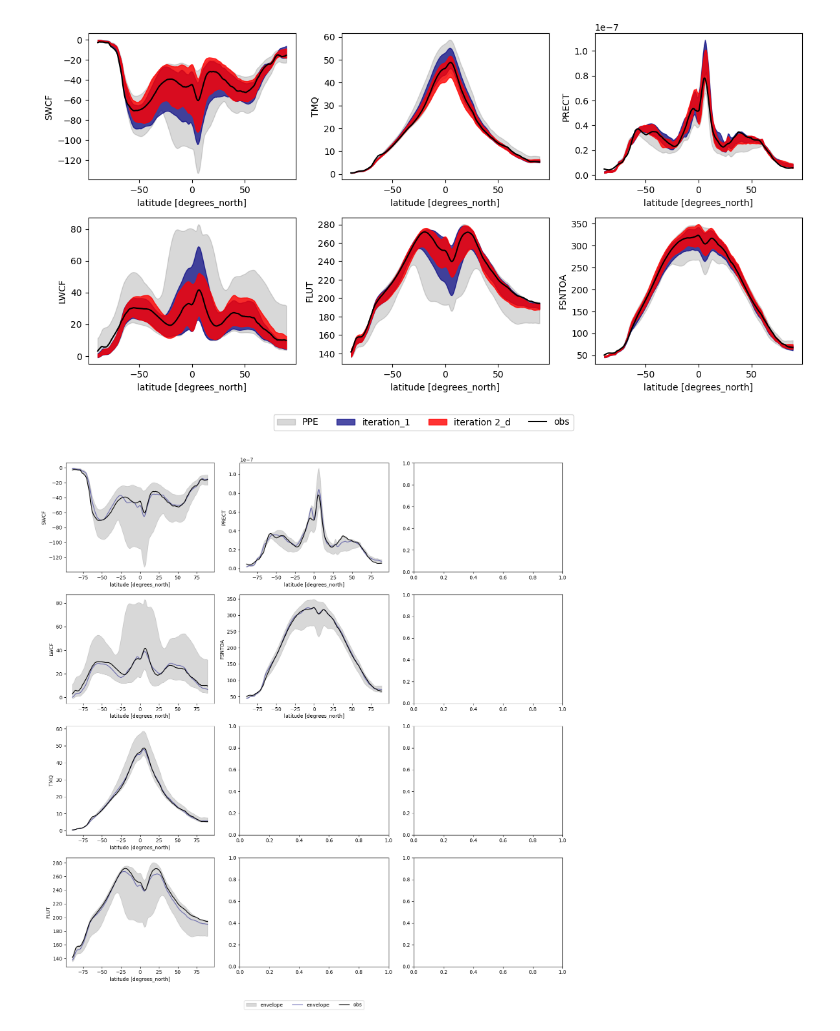
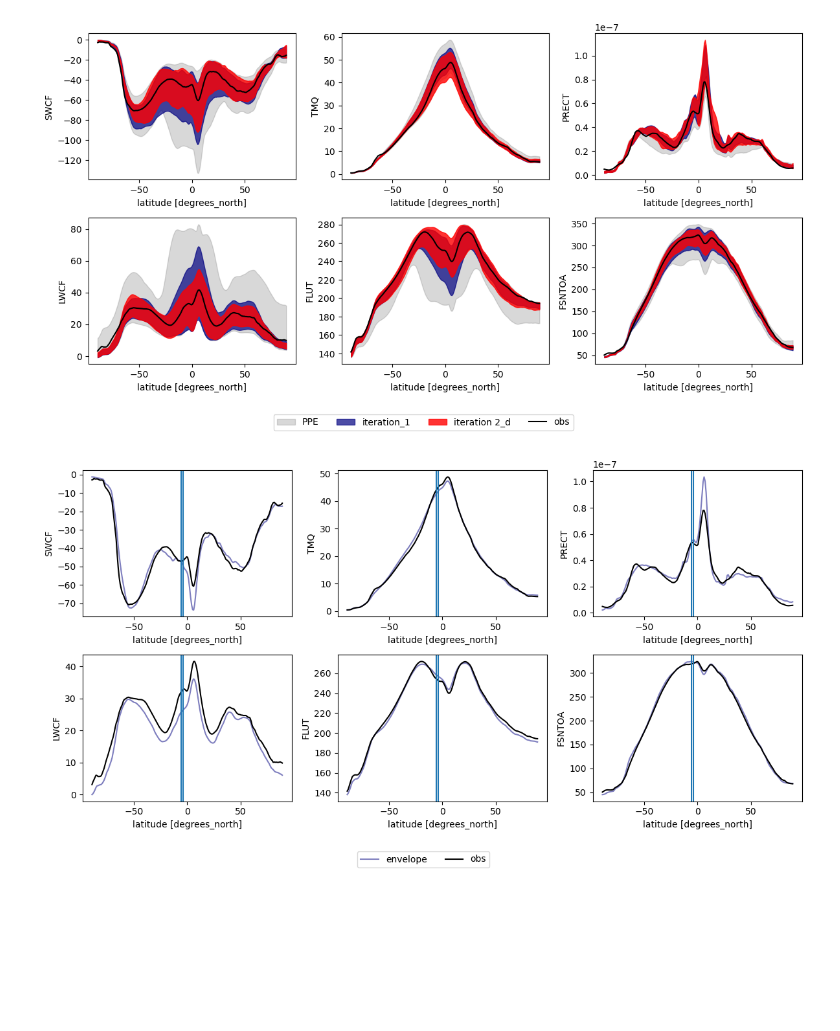
Before and after one commit to yiqioyang/proj2dhullsampler, a Jupyter notebook: postpre/zonal_plotting.ipynb, the cells around one changed output. Cells and saved outputs as stored; diff of their text form; code cells hidden in the pictures; blank space fills up the shorter version.

```diff
--- a/postpre/zonal_plotting.ipynb
+++ b/postpre/zonal_plotting.ipynb
@@ -54,6 +54,9 @@ ppev2_v1b = xr.open_dataset('/glade/work/qingyuany/camml_re/v2_v1_b/post_simulat
 ppev2_b = xr.open_dataset('/glade/work/qingyuany/camml_re/v2_b/post_simulations/batch_v2_b.nc')
 ppev2_c = xr.open_dataset('/glade/work/qingyuany/camml_re/v2_c/post_simulations/batch_v2_c.nc')
 ppev2_d = xr.open_dataset('/glade/work/qingyuany/camml_re/v2_d/post_simulations/batch_v2_d.nc')
+
+ppe2025 = xr.open_dataset('/glade/work/qingyuany/camml_re/2025_v4/batch_2025_v4.nc')
+ppe_filter_v1 = xr.open_dataset('/glade/work/qingyuany/camml_re/v1_filter_extreme/post_simulation/batch_filter_v1.nc')
 # %%
 fig, axes = plt.subplots(2, 3, figsize = (12, 6))
 
@@ -85,6 +88,12 @@ for i, (cli_nm, obs_nm) in enumerate(obs_dict.items()):
     sim_temp_v2_d = ppev2_d[cli_nm]
     sim_temp_v2_d = sim_temp_v2_d.where(~obs_ds[obs_nm].isnull(), drop = True)
 
+    sim_temp_v1_filter = ppe_filter_v1[cli_nm]
+    sim_temp_v1_filter = sim_temp_v1_filter.where(~obs_ds[obs_nm].isnull(), drop = True)
+
+
+
+
     ax = axes[i%2, math.floor(i/2)]
 
     ax.fill_between(sim_temp_v0.lat, sim_temp_v0.mean(dim = "lon").max(dim = "ppe_ind"), sim_temp_v0.mean(dim = "lon").min(dim = "ppe_ind"),
@@ -99,7 +108,7 @@ for i, (cli_nm, obs_nm) in enumerate(obs_dict.items()):
     # ax.fill_between(sim_temp_v2_c.lat, sim_temp_v2_c.mean(dim = "lon").max(dim = "ppe_ind"), sim_temp_v2_c.mean(dim = "lon").min(dim = "ppe_ind"),
     #                  color = "navy", label = "envelope", alpha = 0.2)
 
-    ax.fill_between(sim_temp_v2_v1b.lat, sim_temp_v2_v1b.mean(dim = "lon").max(dim = "ppe_ind"), sim_temp_v2_v1b.mean(dim = "lon").min(dim = "ppe_ind"),
+    ax.fill_between(sim_temp_v1_filter.lat, sim_temp_v1_filter.mean(dim = "lon").max(dim = "ppe_ind"), sim_temp_v2_v1b.mean(dim = "lon").min(dim = "ppe_ind"),
                     color = "red", label = "iteration 2_d", alpha = 0.8)
 
     obs_ds[obs_nm].mean(dim = "lon").plot(ax = ax, color = "black", label = "obs")
@@ -113,9 +122,9 @@ fig.legend(handles, labels, loc='upper center', bbox_to_anchor=(0.5, -0.02), nco
 
 plt.tight_layout()
 # %% [output]
-[figure, old version]
+[figure, new version]
 # %%
-fig, axes = plt.subplots(4, 3, figsize = (15, 15))
+fig, axes = plt.subplots(2, 3, figsize = (12, 6))
 
 
 for i, (cli_nm, obs_nm) in enumerate(obs_dict.items()):
@@ -132,36 +141,46 @@ for i, (cli_nm, obs_nm) in enumerate(obs_dict.items()):
     sim_temp_v1_b = ppev1_b[cli_nm]
     sim_temp_v1_b = sim_temp_v1_b.where(~obs_ds[obs_nm].isnull(), drop = True)
 
     sim_temp_v2_b = ppev2_b[cli_nm]
     sim_temp_v2_b = sim_temp_v2_b.where(~obs_ds[obs_nm].isnull(), drop = True)
 
     sim_temp_v2_c = ppev2_c[cli_nm]
     sim_temp_v2_c = sim_temp_v2_c.where(~obs_ds[obs_nm].isnull(), drop = True)
 
     sim_temp_v2_d = ppev2_d[cli_nm]
     sim_temp_v2_d = sim_temp_v2_d.where(~obs_ds[obs_nm].isnull(), drop = True)
 
     sim_temp_v2_v1b = ppev2_v1b[cli_nm]
     sim_temp_v2_v1b = sim_temp_v2_v1b.where(~obs_ds[obs_nm].isnull(), drop = True)
 
-    ax = axes[i%4, math.floor(i/4)]
 
-    ax.fill_between(sim_temp_v0.lat, sim_temp_v0.mean(dim = "lon").max(dim = "ppe_ind"), sim_temp_v0.mean(dim = "lon").min(dim = "ppe_ind"),
-                    color = "gray", label = "envelope", alpha = 0.3)
+    sim_temp_v2025 = ppe2025[cli_nm]
+    sim_temp_v2025 = sim_temp_v2025.where(~obs_ds[obs_nm].isnull(), drop = True)
 
 
-    ax.plot(sim_temp_v2_v1b.lat, sim_temp_v2_v1b.mean(dim = "lon").sel(ppe_ind = 20),
+    sim_temp_v1_filter = ppe_filter_v1[cli_nm]
+    sim_temp_v1_filter = sim_temp_v1_filter.where(~obs_ds[obs_nm].isnull(), drop = True)
+
+
+    ax = axes[i%2, math.floor(i/2)]
+
+    # ax.fill_between(sim_temp_v0.lat, sim_temp_v0.mean(dim = "lon").max(dim = "ppe_ind"), sim_temp_v0.mean(dim = "lon").min(dim = "ppe_ind"),
+    #                 color = "gray", label = "envelope", alpha = 0.3)
+
+
+    ax.plot(sim_temp_v1_filter.lat, sim_temp_v1_filter.mean(dim = "lon").sel(ppe_ind = 58),
                     color = "navy", label = "envelope", alpha = 0.5)
 
     obs_ds[obs_nm].mean(dim = "lon").plot(ax = ax, color = "black", label = "obs")
 
     ax.set_ylabel(cli_nm)
-
+    ax.axvline(-5.5)
+    ax.axvline(-4)
 handles, labels = ax.get_legend_handles_labels()
 
 # Create a single legend at the bottom
 fig.legend(handles, labels, loc='upper center', bbox_to_anchor=(0.5, -0.02), ncol=4)
 
 plt.tight_layout()
 # %% [output]
-[figure, old version]
+[figure, new version]
```
Also changed, not shown: 3 other files.
